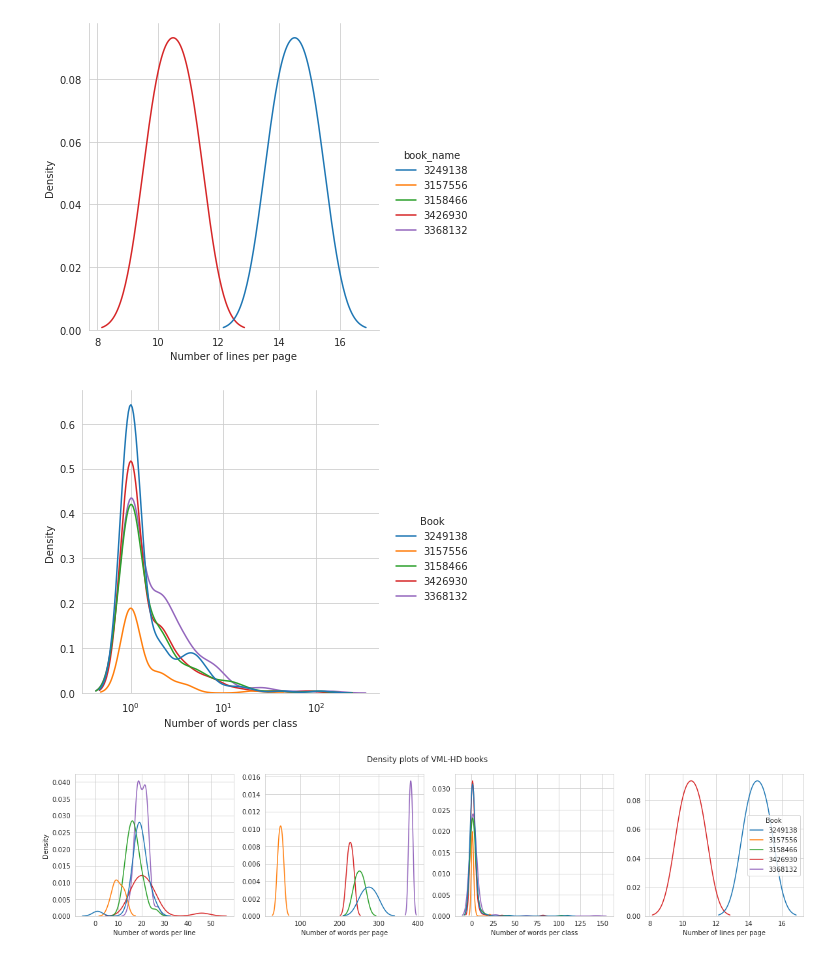
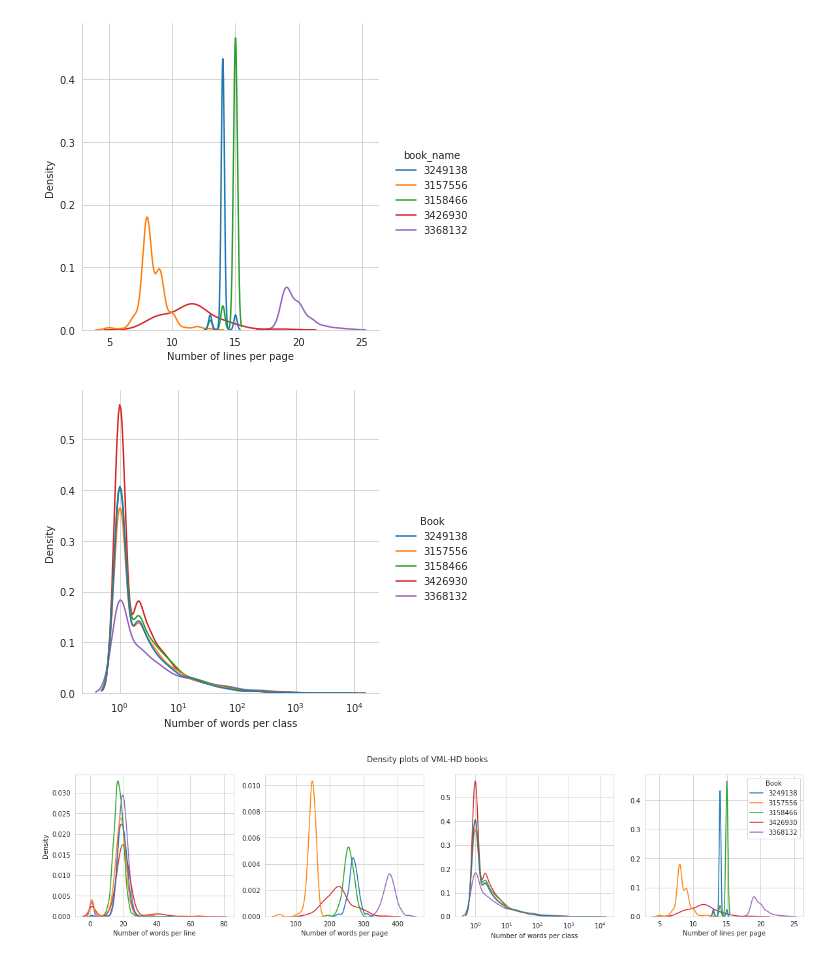
Before and after one commit to beratkurar/vmlhd_dataset_text_line_annotations_from_word_annotations, a Jupyter notebook: vml_pagexml_line_and_word_labels_from_word_labels_with_statistics.ipynb, the cells around one changed output. Drawn from its saved outputs; the diff is of its cells as text; code cells hidden in the pictures.

```diff
--- a/vml_pagexml_line_and_word_labels_from_word_labels_with_statistics.ipynb
+++ b/vml_pagexml_line_and_word_labels_from_word_labels_with_statistics.ipynb
@@ -333,9 +333,9 @@ for image_folder_path in image_folder_paths:
             image_file_path = image_folder_path + '/' + image_name_and_ext
             generate_pagexml(xml_folder_path, image_file_path, sorted_word_bboxes, sorted_word_labels, line_bboxes, line_labels)
 
-            c=c+1
-            if c ==2:
-                break
+            #c=c+1
+            #if c ==2:
+            #    break
 
     word_dist_per_page_df, word_dist_per_line_df, line_dist_per_page_df, word_dist_per_class_df = stats(image_folder_path, total_sorted_word_labels)
     all_books_word_dist_per_page_df = pd.concat([all_books_word_dist_per_page_df, word_dist_per_page_df], axis=0)
@@ -387,7 +387,7 @@ plot3=sns.displot(data=all_books_line_dist_per_page_df, x="number_of_lines", hue
 plot3.set_axis_labels("Number of lines per page", "Density")
 plot3.savefig('all_books_line_dist_per_page.png', dpi=300)
 # %% [output]
-[figure, old version]
+[figure, new version]
 # %%
 sns.set_style('whitegrid')
 all_books_word_dist_per_class_df["number_of_words"] = all_books_word_dist_per_class_df["number_of_words"].astype(int)
@@ -396,28 +396,28 @@ plot4.set_axis_labels("Number of words per class", "Density")
 plot4._legend.set_title('Book')
 plot4.savefig('all_books_word_dist_per_class.png', dpi=300)
 # %% [output]
-[figure, old version]
+[figure, new version]
 # %%
 fig, axes = plt.subplots(1, 4, figsize=(20, 4))
 
 fig.suptitle('Density plots of VML-HD books')
 
 sns.kdeplot(ax=axes[0],data=all_books_word_dist_per_line_df, x="number_of_words", hue="book_name", legend=False)
 axes[0].set(xlabel="Number of words per line")
 
 sns.kdeplot(ax=axes[1],data=all_books_word_dist_per_page_df, x="number_of_words", hue="book_name", legend=False)
 axes[1].set(xlabel="Number of words per page")
 axes[1].set(ylabel="")
 
-sns.kdeplot(ax=axes[2],data=all_books_word_dist_per_class_df, x="number_of_words", hue="book_name", legend=False)
+sns.kdeplot(ax=axes[2],data=all_books_word_dist_per_class_df, x="number_of_words", hue="book_name", legend=False, log_scale=True)
 axes[2].set(xlabel="Number of words per class")
 axes[2].set(ylabel="")
 
 sns.kdeplot(ax=axes[3],data=all_books_line_dist_per_page_df, x="number_of_lines", hue="book_name")
 axes[3].set(xlabel="Number of lines per page")
 axes[3].set(ylabel="")
 axes[3].get_legend().set_title("Book")
 
-fig.savefig('all_density.png', dpi=300)
+fig.savefig('all_density_horizontal.png', dpi=300)
 # %% [output]
-[figure, old version]
+[figure, new version]
```
Also changed, not shown: parts of 5 cells of this notebook.
